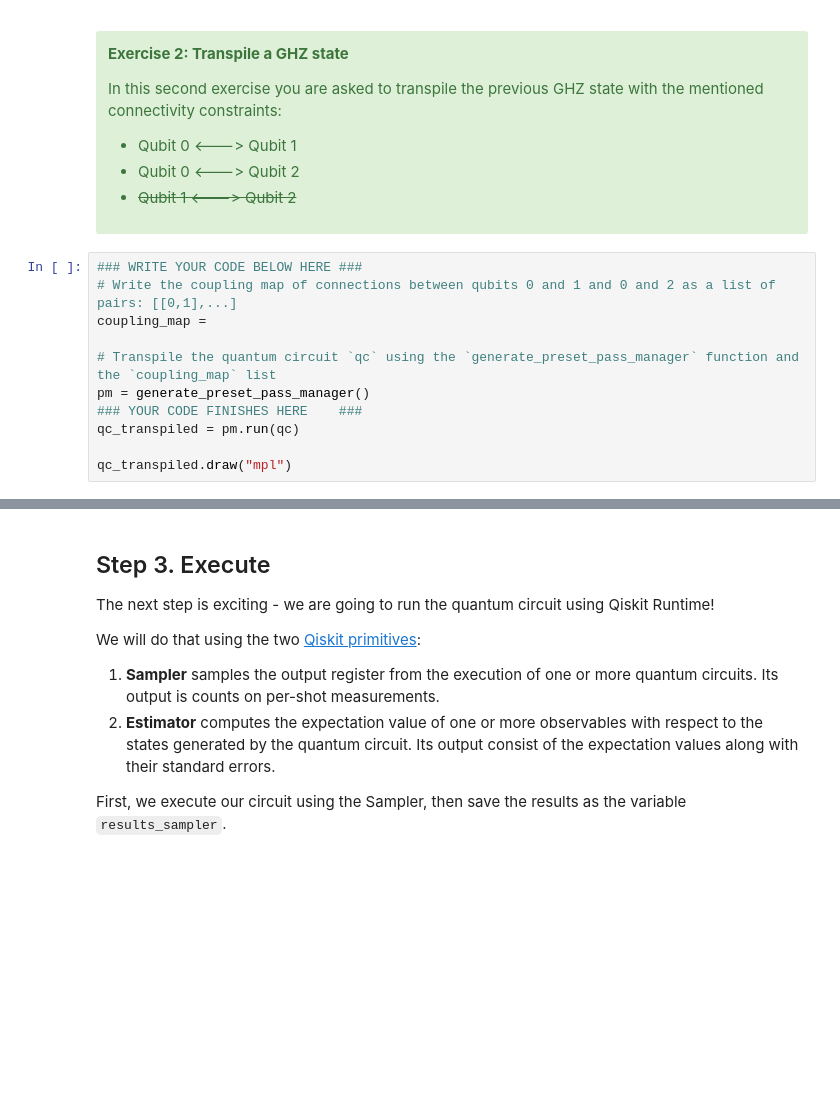
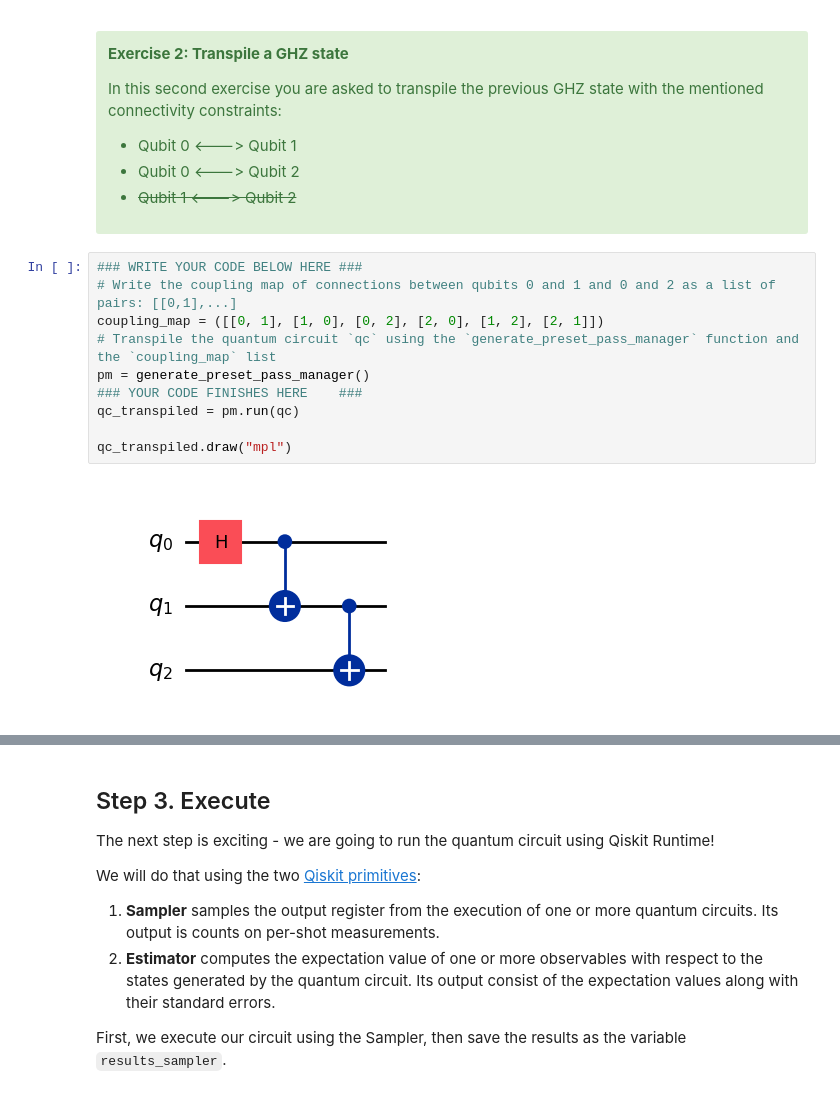
Before and after one commit to zargon01/qgss-2025, a Jupyter notebook: lab-0/lab0.ipynb, the cells around one changed output, grey strips where cells are left out. Cells and saved outputs as stored; diff of their text form; blank space fills up the shorter version.

```diff
--- a/lab-0/lab0.ipynb
+++ b/lab-0/lab0.ipynb
@@ -236,14 +276,15 @@ In this second exercise you are asked to transpile the previous GHZ state with t
 # %%
 ### WRITE YOUR CODE BELOW HERE ###
 # Write the coupling map of connections between qubits 0 and 1 and 0 and 2 as a list of pairs: [[0,1],...]
-coupling_map =
-
+coupling_map = ([[0, 1], [1, 0], [0, 2], [2, 0], [1, 2], [2, 1]])
 # Transpile the quantum circuit `qc` using the `generate_preset_pass_manager` function and the `coupling_map` list
 pm = generate_preset_pass_manager()
 ### YOUR CODE FINISHES HERE    ###
 qc_transpiled = pm.run(qc)
 
 qc_transpiled.draw("mpl")
+# %% [output]
+[figure, added]
 # %%
 # Submit your answer using following code
 grade_lab0_ex2(qc_transpiled)
```
Also changed, not shown: parts of 12 cells of this notebook.
